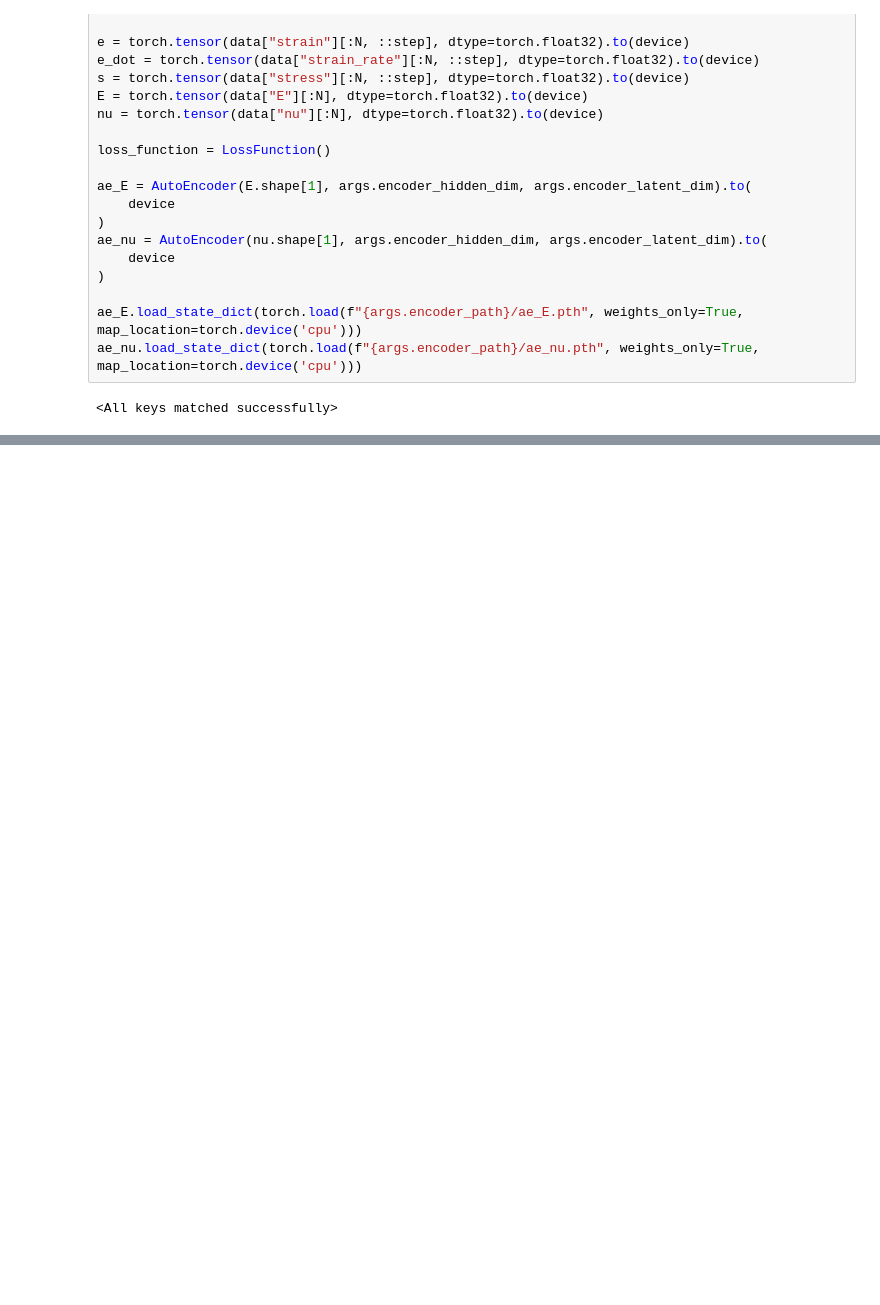
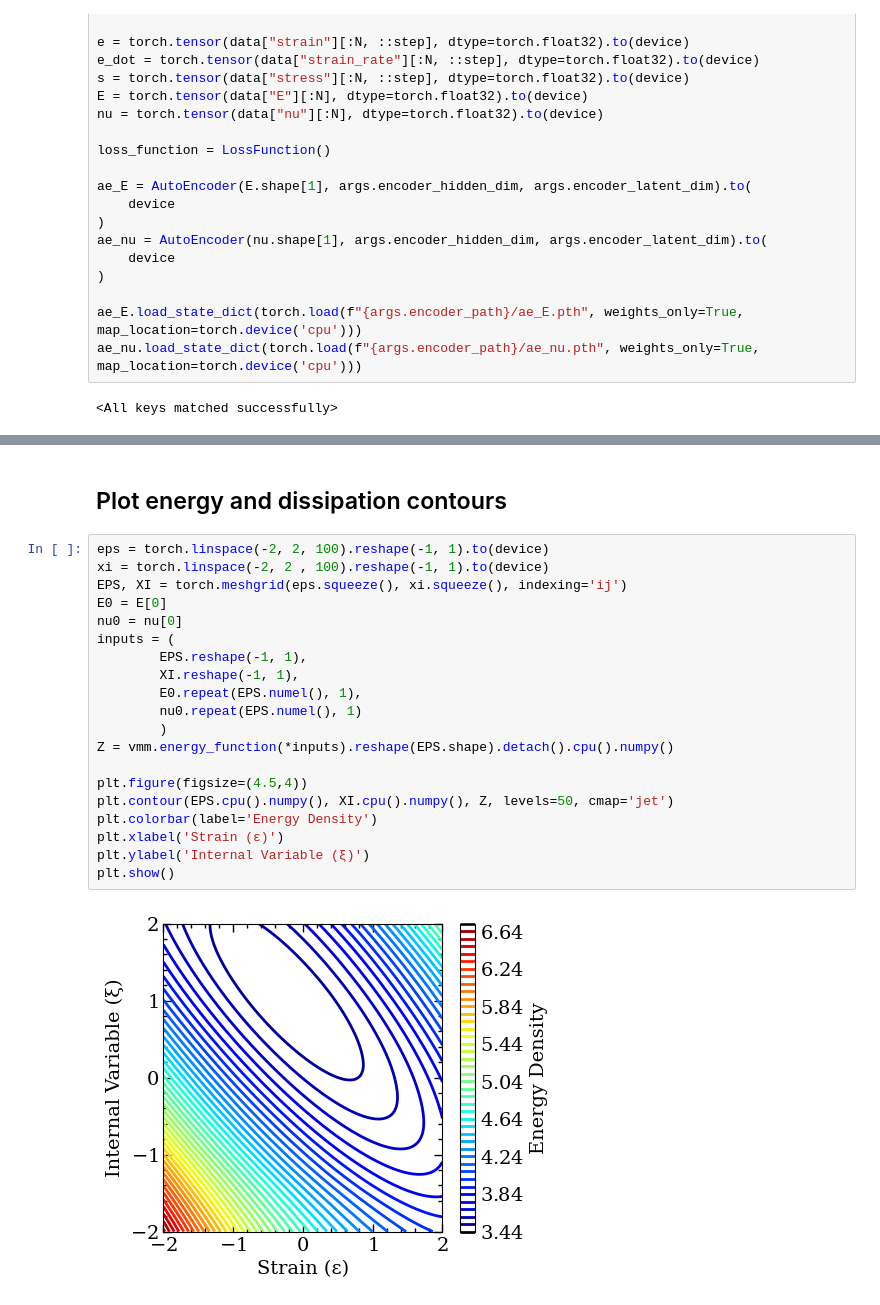
Before and after one commit to m-raj/microstructure-dependent-material-model, a Jupyter notebook: post_processing.ipynb, the cells around one changed output, grey strips where cells are left out. Saved outputs shown, nothing was run; the diff lists cells and outputs as text; blank space fills up the shorter version.

```diff
--- a/post_processing.ipynb
+++ b/post_processing.ipynb
@@ -86,0 +124,24 @@ plt.legend()
+# %% [markdown]
+## Plot energy and dissipation contours
+# %%
+eps = torch.linspace(-2, 2, 100).reshape(-1, 1).to(device)
+xi = torch.linspace(-2, 2 , 100).reshape(-1, 1).to(device)
+EPS, XI = torch.meshgrid(eps.squeeze(), xi.squeeze(), indexing='ij')
+E0 = E[0]
+nu0 = nu[0]
+inputs = (
+        EPS.reshape(-1, 1),
+        XI.reshape(-1, 1),
+        E0.repeat(EPS.numel(), 1),
+        nu0.repeat(EPS.numel(), 1)
+        )
+Z = vmm.energy_function(*inputs).reshape(EPS.shape).detach().cpu().numpy()
+
+plt.figure(figsize=(4.5,4))
+plt.contour(EPS.cpu().numpy(), XI.cpu().numpy(), Z, levels=50, cmap='jet')
+plt.colorbar(label='Energy Density')
+plt.xlabel('Strain (ε)')
+plt.ylabel('Internal Variable (ξ)')
+plt.show()
+# %% [output]
+[figure, added]
```
Also changed, not shown: parts of 11 cells of this notebook.
